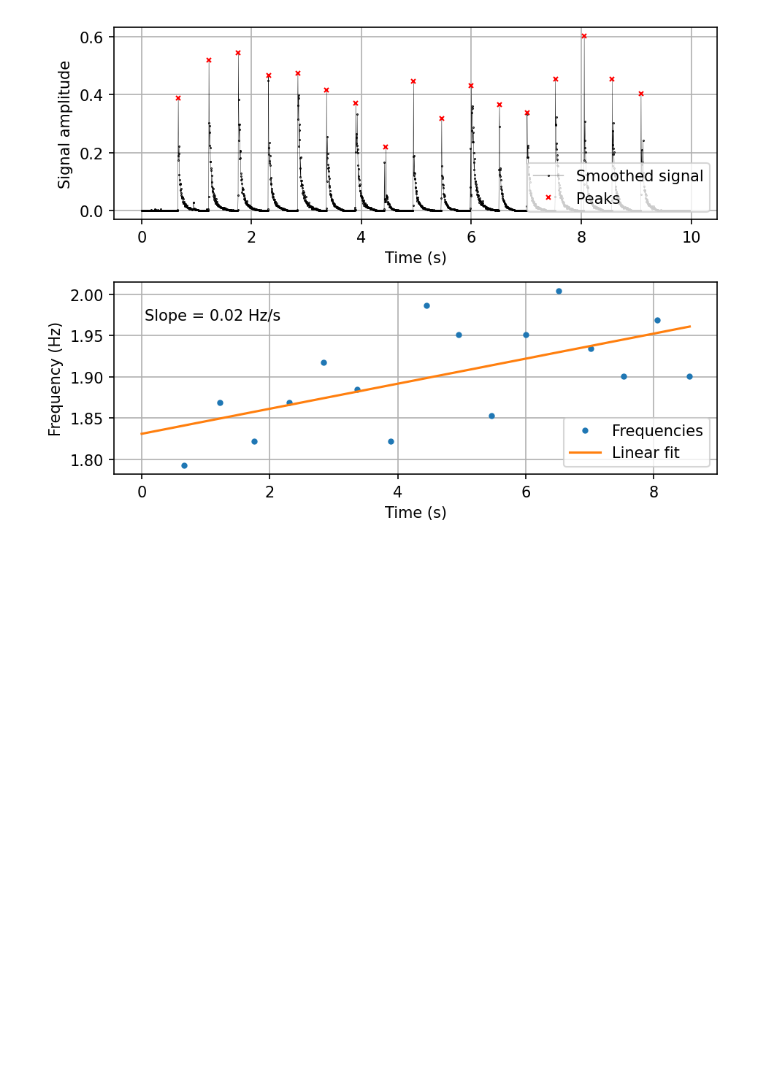
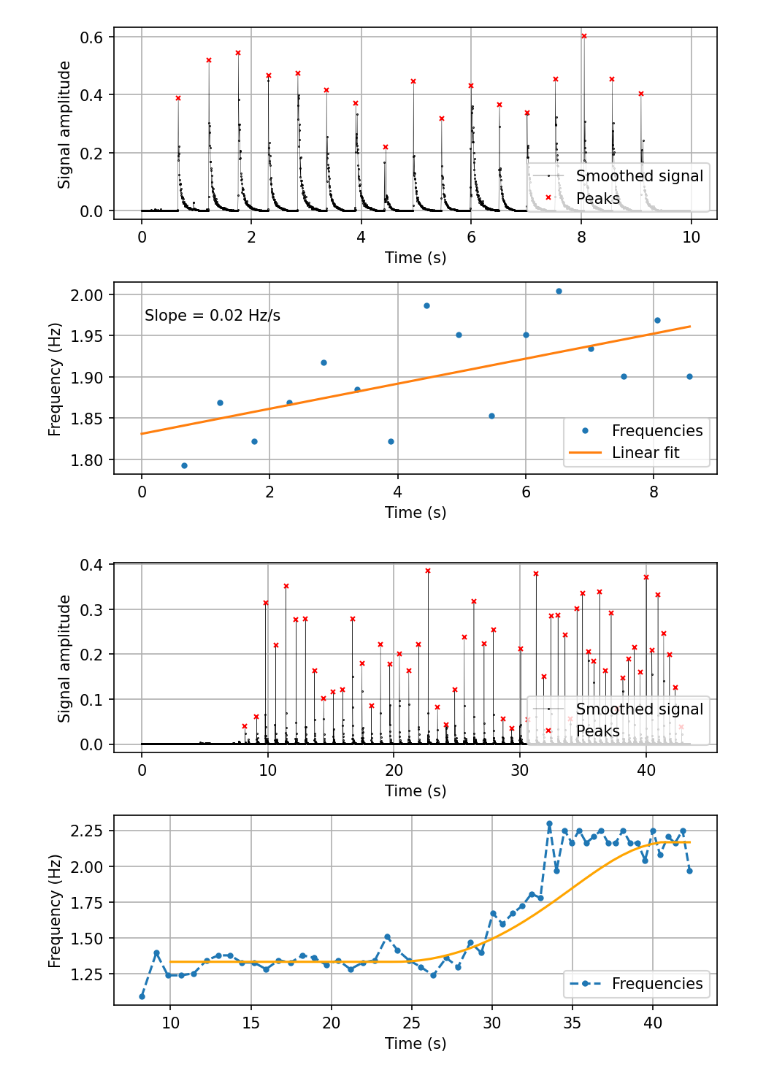
Before and after one commit to nielsdavidsen/Bachelor_2024, a Jupyter notebook: read_sound.ipynb, the cells around one changed output. Cells and saved outputs as stored; diff of their text form; code cells hidden in the pictures; blank space fills up the shorter version.

Commit message:
niels og sigrid klappe

```diff
--- a/read_sound.ipynb
+++ b/read_sound.ipynb
@@ -109,3 +131,34 @@ ax[1].legend(loc='lower right')
 fig.tight_layout()
 # %% [output]
 [figure]
+# %%
+new_time_ns, new_signal_ns, peak_times_ns, peaks_ns, freq_tlist_ns, freq_list_ns, fpar_ns, fcov_ns = data_extract('lydfiler/metronomfiler/Niels_og_Sigrid.wav', step=200, neigh=10, threshold=0.03)
+# %%
+x_fit_ns = np.linspace(0, max(freq_tlist_ns), 1000)
+y_fit_ns = lin_fit(x_fit_ns, *fpar_ns)
+
+sig_x = np.linspace(10, freq_tlist_ns[-1], len(freq_tlist_ns))
+p_list = p_func(sig_x, threshold_l = 24, threshold_h = 40)
+sig_y = 1 / interval_calc(80,130, p_list)
+
+
+fig, ax = plt.subplots(2, 1, dpi=150)
+ax[0].plot(new_time_ns, new_signal_ns, color='black', ls='-', marker='.', linewidth = 0.2, markersize=0.8, label='Smoothed signal')
+ax[0].plot(peak_times_ns, peaks_ns, color='red', ls='', marker='x', markersize=3, label='Peaks')
+ax[0].grid()
+ax[0].set_xlabel('Time (s)')
+ax[0].set_ylabel('Signal amplitude')
+ax[0].legend(loc='lower right')
+
+ax[1].plot(freq_tlist_ns, freq_list_ns, '.--', label='Frequencies')
+#ax[1].plot(x_fit_ns, y_fit_ns, label='Linear fit')
+ax[1].grid()
+ax[1].set_xlabel('Time (s)')
+ax[1].set_ylabel('Frequency (Hz)')
+#ax[1].text(0.05, 0.8, f'Slope = {fpar_ns[0]:.2f} Hz/s', transform=ax[1].transAxes)
+ax[1].legend(loc='lower right')
+ax[1].plot(sig_x, sig_y, c='orange')
+
+fig.tight_layout()
+# %% [output]
+[figure, added]
```
Also changed, not shown: parts of 2 cells of this notebook, 13 other files.
